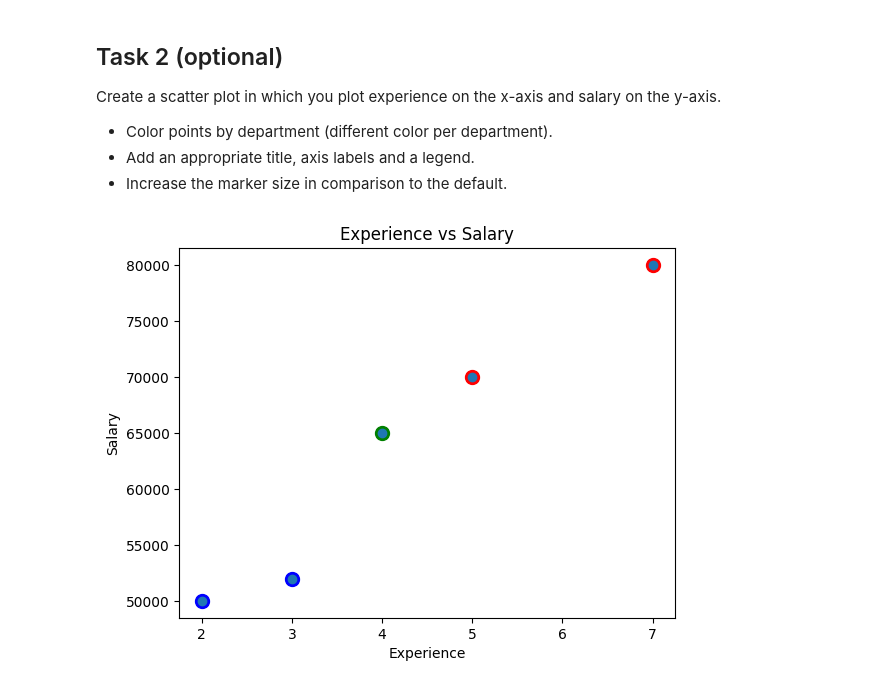
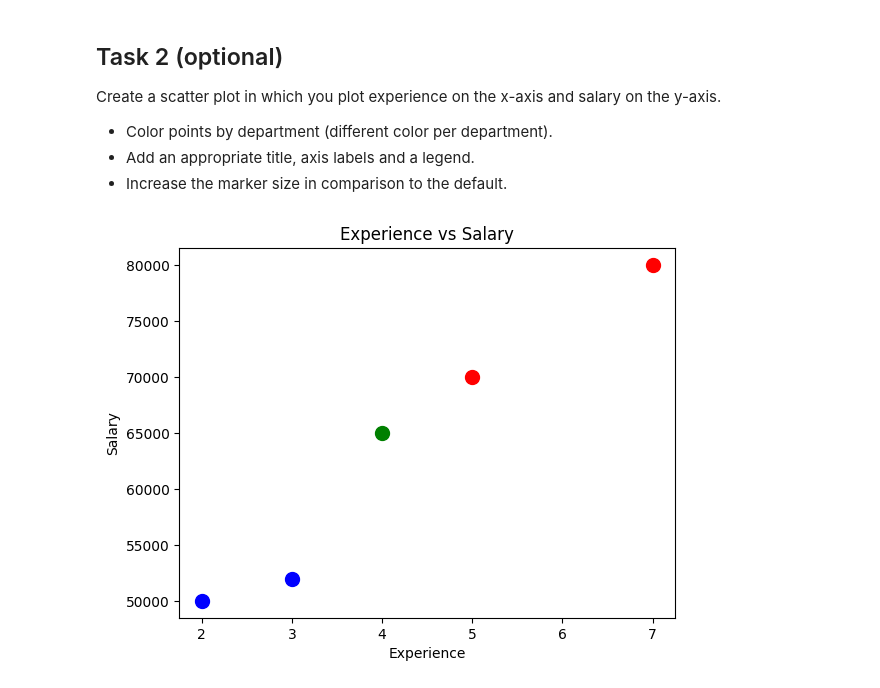
Before and after one commit to athi2210/DA-Lab-group, a Jupyter notebook: 01_tasks.ipynb, the cells around one changed output. Drawn from its saved outputs; the diff is of its cells as text; code cells hidden in the pictures.

```diff
--- a/01_tasks.ipynb
+++ b/01_tasks.ipynb
@@ -208,18 +208,17 @@ Create a scatter plot in which you plot experience on the x-axis and salary on t
 # %%
 # To Do
 departments = df['department'].unique()
 colors = ['blue', 'red', 'green']
 
 for dept, color in zip(departments, colors):
     mask = df['department'] == dept
     plt.scatter(df.loc[mask, 'experience'], df.loc[mask, 'salary'],
                 color=color, label=dept, s=100)
 
 
-plt.scatter(df['experience'], df['salary'])
 plt.xlabel('Experience')
 plt.ylabel('Salary')
 plt.title('Experience vs Salary')
 plt.show()
 # %% [output]
-[figure, old version]
+[figure, new version]
```
Also changed, not shown: parts of 3 cells of this notebook.
